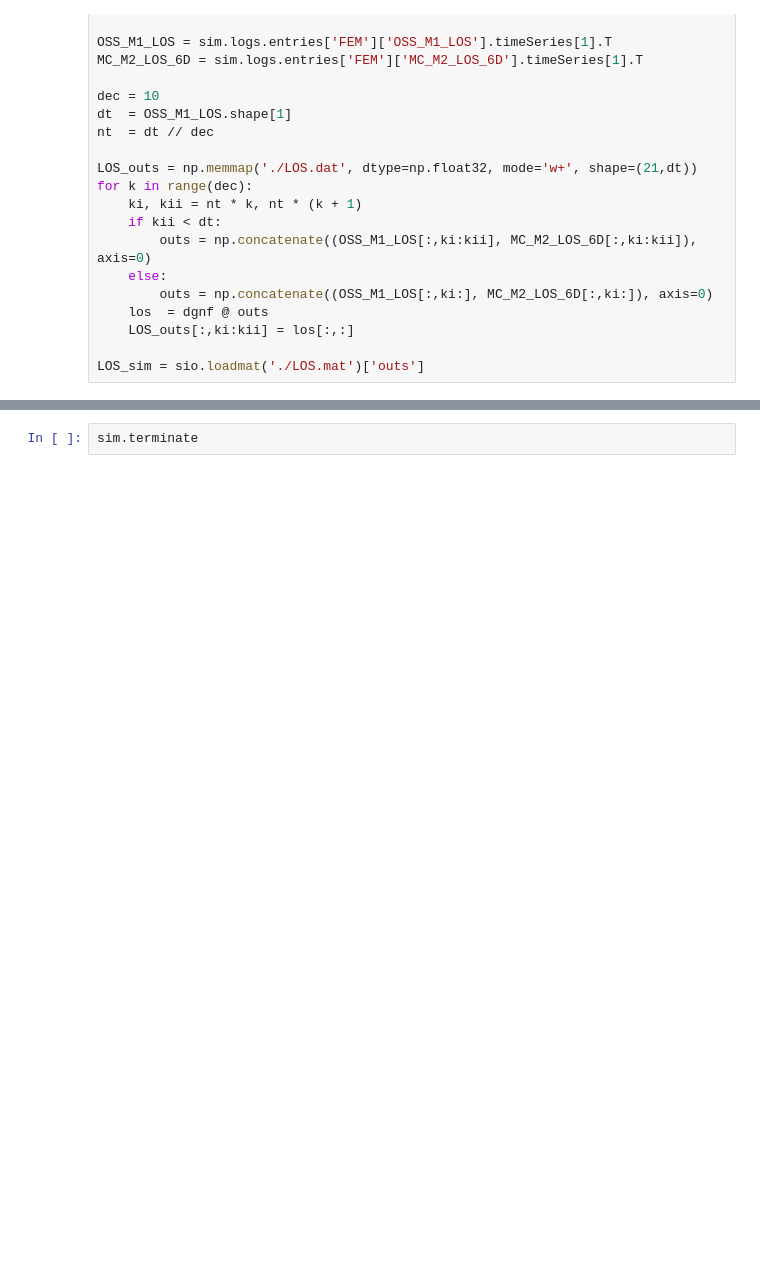
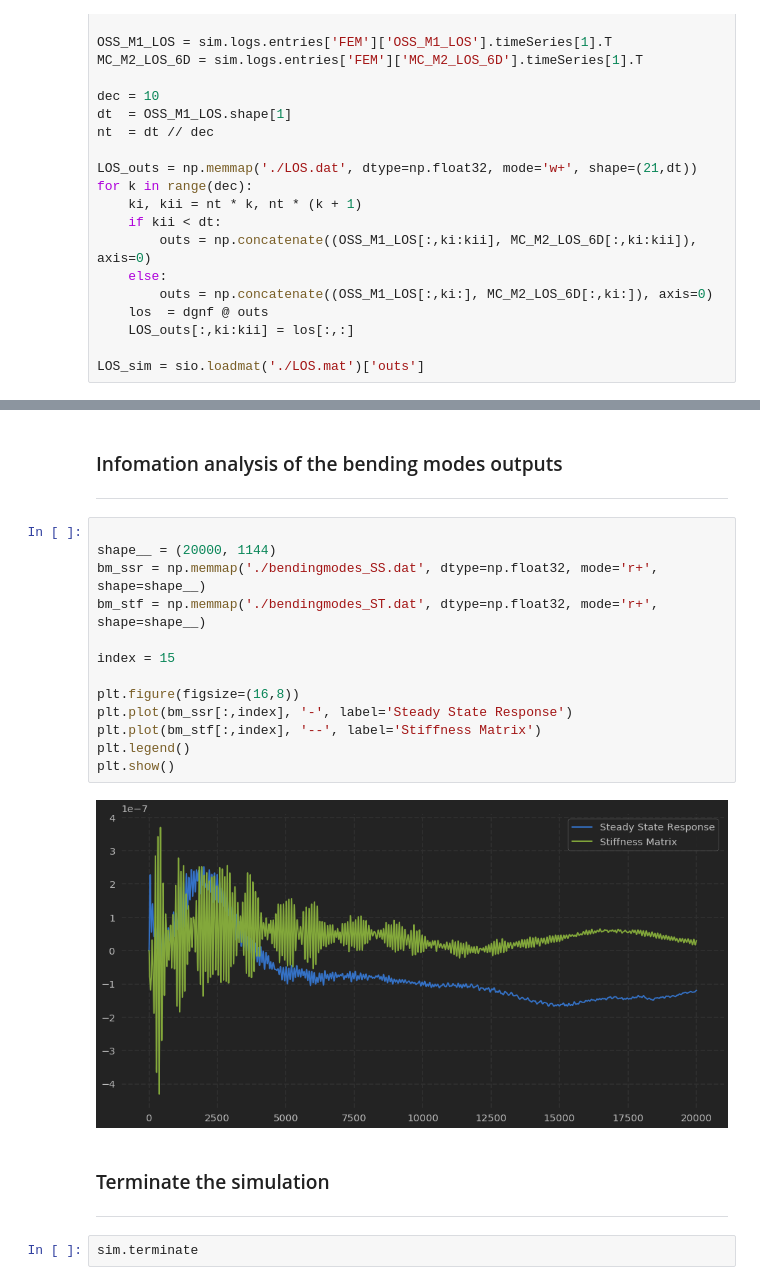
Before and after one commit to lafetamarcelo/SIMCEO, a Jupyter notebook: Run CEO simulations.ipynb, the cells around one changed output, grey strips where cells are left out. Drawn from its saved outputs; the diff is of its cells as text; blank space fills up the shorter version.

Commit message:
SIMCEO version outputing bending modes.

```diff
--- a/Run CEO simulations.ipynb
+++ b/Run CEO simulations.ipynb
@@ -95,2 +104,25 @@ plt.show()
+# %% [markdown]
+### Infomation analysis of the bending modes outputs
+
+---
+# %%
+
+shape__ = (20000, 1144)
+bm_ssr = np.memmap('./bendingmodes_SS.dat', dtype=np.float32, mode='r+', shape=shape__)
+bm_stf = np.memmap('./bendingmodes_ST.dat', dtype=np.float32, mode='r+', shape=shape__)
+
+index = 15
+
+plt.figure(figsize=(16,8))
+plt.plot(bm_ssr[:,index], '-', label='Steady State Response')
+plt.plot(bm_stf[:,index], '--', label='Stiffness Matrix')
+plt.legend()
+plt.show()
+# %% [output]
+[figure, added]
+# %% [markdown]
+### Terminate the simulation
+
+---
 # %%
 sim.terminate
```
Also changed, not shown: parts of 23 cells of this notebook, 7 other files.
